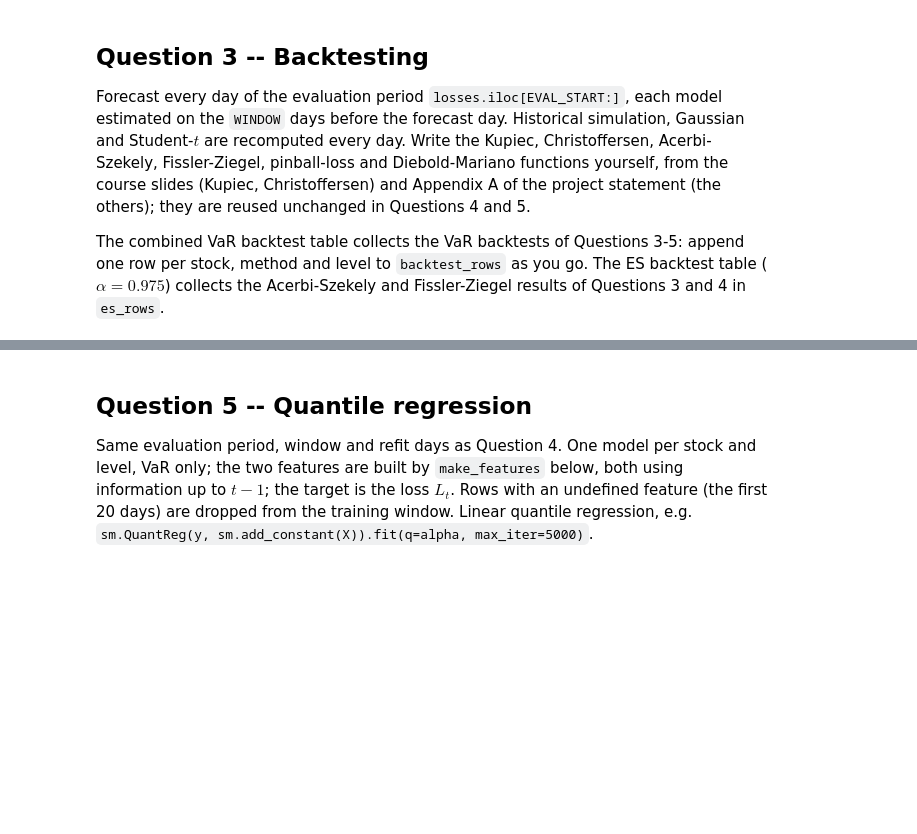
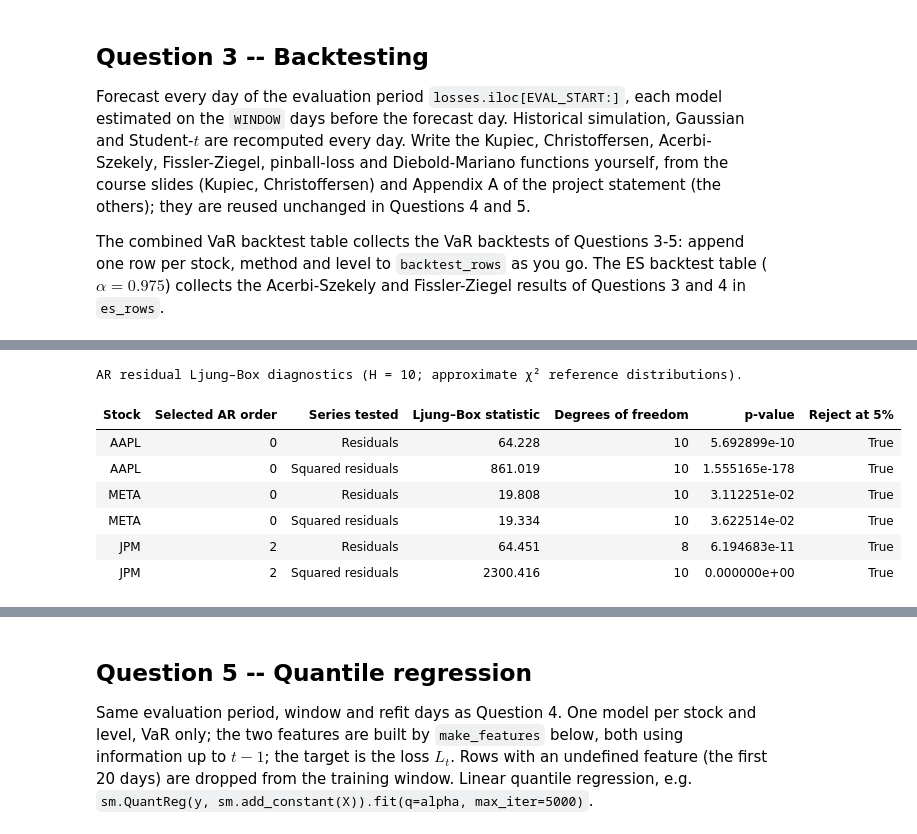
Before and after one commit to AlexPotocnik/QRM_Project, a Jupyter notebook: src/Project_template.ipynb, the cells around one changed output, grey strips where cells are left out. Drawn from its saved outputs; the diff is of its cells as text; code cells hidden in the pictures; blank space fills up the shorter version.

```diff
--- a/src/Project_template.ipynb
+++ b/src/Project_template.ipynb
@@ -431,0 +631,49 @@ from arch import arch_model
+# %%
+# Question 4(a)(iii): diagnostics of existing AR fits; no re-estimation.
+from statsmodels.stats.diagnostic import acorr_ljungbox as q4_aiii_ljungbox
+
+q4_aiii_H = 10
+q4_aiii_rows = []
+for q4_aiii_stock in TICKERS:
+    q4_aiii_p = q4_selected_p[q4_aiii_stock]
+    q4_aiii_fit = q4_ar_fits[q4_aiii_stock]
+    q4_aiii_resid = q4_aiii_fit.resid.dropna()
+    assert np.isfinite(q4_aiii_resid.to_numpy()).all(), "Non-finite AR residuals."
+    assert len(q4_aiii_resid) == q4_aiii_fit.nobs
+    assert len(q4_aiii_fit.model.parameter_names()) == q4_aiii_p + 1
+    assert 0 <= q4_aiii_p < q4_aiii_H
+
+    for q4_aiii_label, q4_aiii_series, q4_aiii_df in (
+        ("Residuals", q4_aiii_resid, q4_aiii_p),
+        ("Squared residuals", q4_aiii_resid**2, 0),
+    ):
+        q4_aiii_test = q4_aiii_ljungbox(
+            q4_aiii_series, lags=[10], model_df=q4_aiii_df, return_df=True,
+        ).loc[10]
+        q4_aiii_rows.append({
+            "Stock": q4_aiii_stock,
+            "Selected AR order": q4_aiii_p,
+            "Series tested": q4_aiii_label,
+            "Ljung–Box statistic": q4_aiii_test["lb_stat"],
+            "Degrees of freedom": q4_aiii_H - q4_aiii_df,
+            "p-value": q4_aiii_test["lb_pvalue"],
+            "Reject at 5%": bool(q4_aiii_test["lb_pvalue"] < 0.05),
+        })
+
+q4_ar_diagnostics = pd.DataFrame(q4_aiii_rows)
+display(
+    q4_ar_diagnostics.style
+    .format({"Ljung–Box statistic": "{:.3f}", "p-value": "{:.6e}"})
+    .set_caption("AR residual Ljung–Box diagnostics (H = 10; approximate χ² reference distributions).")
+    .set_uuid("q4_ar_diagnostics")
+    .hide(axis="index")
+)
+# %% [output]
+AR residual Ljung–Box diagnostics (H = 10; approximate χ² reference distributions).
+| Stock | Selected AR order | Series tested | Ljung–Box statistic | Degrees of freedom | p-value | Reject at 5% |
+| AAPL | 0 | Residuals | 64.228 | 10 | 5.692899e-10 | True |
+| AAPL | 0 | Squared residuals | 861.019 | 10 | 1.555165e-178 | True |
+| META | 0 | Residuals | 19.808 | 10 | 3.112251e-02 | True |
+| META | 0 | Squared residuals | 19.334 | 10 | 3.622514e-02 | True |
+| JPM | 2 | Residuals | 64.451 | 8 | 6.194683e-11 | True |
+| JPM | 2 | Squared residuals | 2300.416 | 10 | 0.000000e+00 | True |
```
Also changed, not shown: parts of 26 cells of this notebook, 1 other file.
